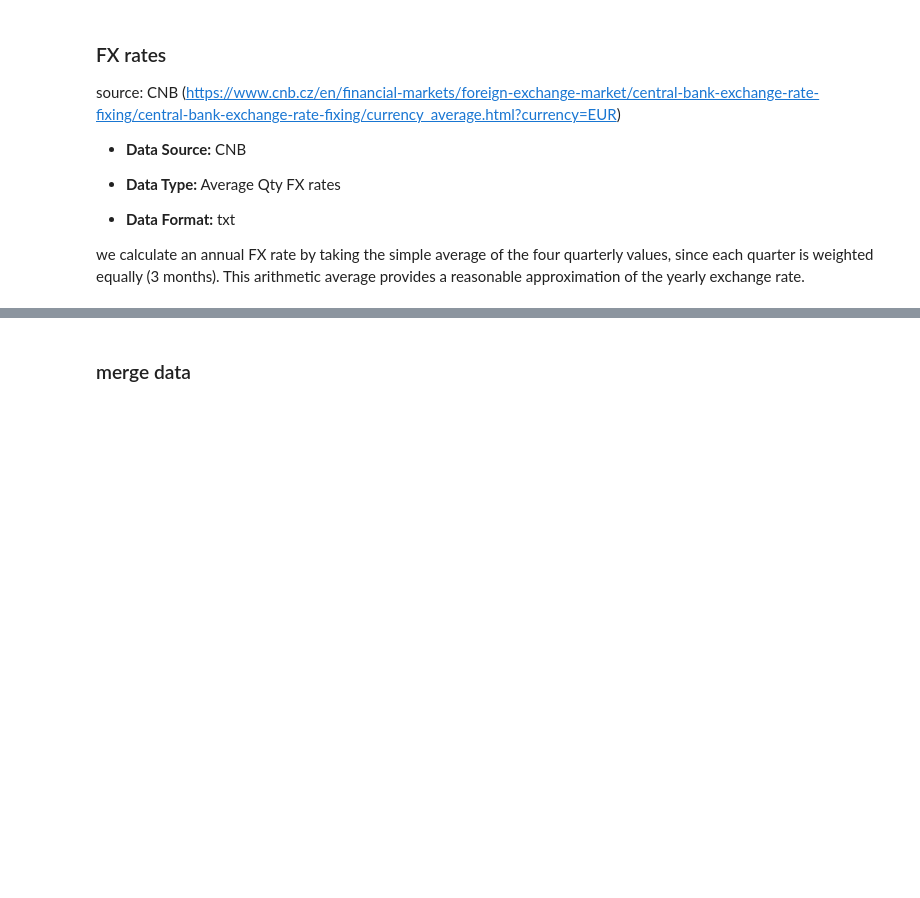
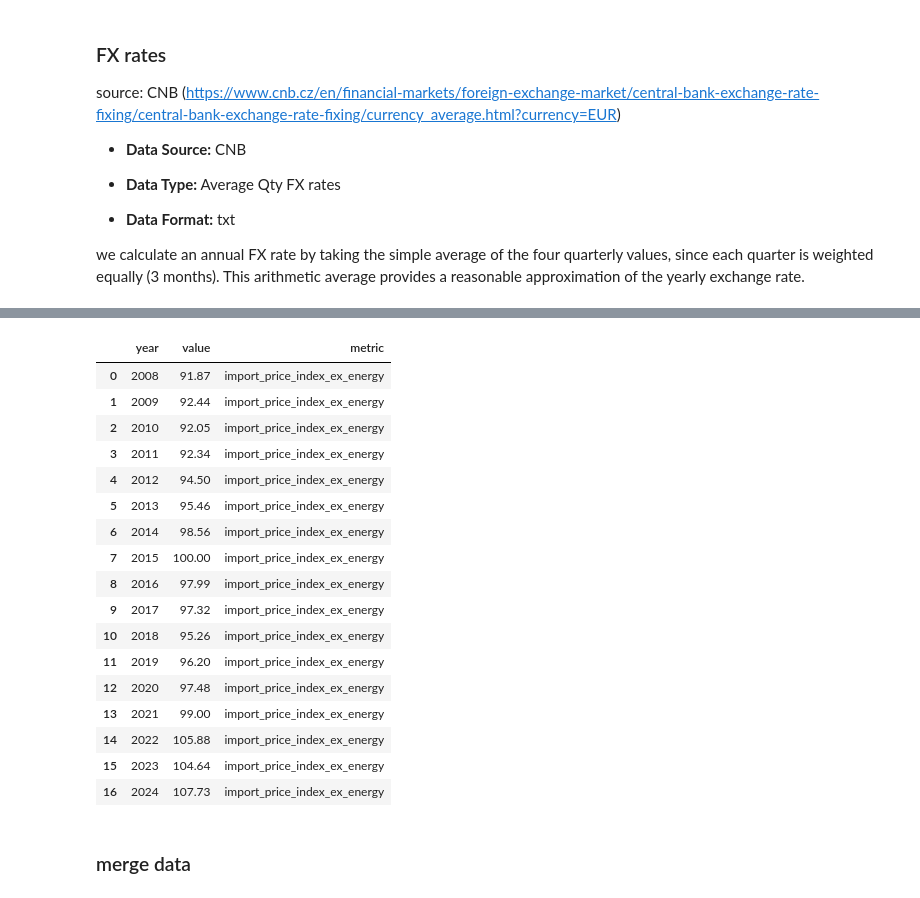
Before and after one commit to adambernard-code/profit-margins-inflation, a Jupyter notebook: src_01_data_curation/data_curation_macro_indicators.ipynb, the cells around one changed output, grey strips where cells are left out. Saved outputs shown, nothing was run; the diff lists cells and outputs as text; code cells hidden in the pictures; blank space fills up the shorter version.

```diff
--- a/src_01_data_curation/data_curation_macro_indicators.ipynb
+++ b/src_01_data_curation/data_curation_macro_indicators.ipynb
@@ -400,3 +426,45 @@ df_fx.drop(df_fx.columns[1:5], axis=1, inplace=True)
+# %%
+# file: data/source_cleaned/import_price_index_ex_energy.csv
+# read the import price index data
+script_dir = os.getcwd()  # Current directory in Jupyter
+project_root = os.path.abspath(os.path.join(script_dir, ".."))
+input_file = os.path.join(project_root, "data", "source_cleaned", "import_price_index_ex_energy.csv")
+
+# Read the import price index data
+df_import_price_index = pd.read_csv(input_file)
+
+
+
+# rename Year to year, to integer
+df_import_price_index.rename(columns={"Year": "year"}, inplace=True)
+df_import_price_index["year"] = df_import_price_index["year"].astype(int, errors="ignore")
+# rename index column to value, to float
+df_import_price_index.rename(columns={"Index": "value"}, inplace=True)
+df_import_price_index["value"] = df_import_price_index["value"].astype(float, errors="ignore")
+
+# add metric column with value "import_price_index_ex_energy"
+df_import_price_index["metric"] = "import_price_index_ex_energy"
+# %%
+df_import_price_index
+# %% [output]
+|  | year | value | metric |
+| 0 | 2008 | 91.87 | import_price_index_ex_energy |
+| 1 | 2009 | 92.44 | import_price_index_ex_energy |
+| 2 | 2010 | 92.05 | import_price_index_ex_energy |
+| 3 | 2011 | 92.34 | import_price_index_ex_energy |
+| 4 | 2012 | 94.50 | import_price_index_ex_energy |
+| 5 | 2013 | 95.46 | import_price_index_ex_energy |
+| 6 | 2014 | 98.56 | import_price_index_ex_energy |
+| 7 | 2015 | 100.00 | import_price_index_ex_energy |
+| 8 | 2016 | 97.99 | import_price_index_ex_energy |
+| 9 | 2017 | 97.32 | import_price_index_ex_energy |
+| 10 | 2018 | 95.26 | import_price_index_ex_energy |
+| 11 | 2019 | 96.20 | import_price_index_ex_energy |
+| 12 | 2020 | 97.48 | import_price_index_ex_energy |
+| 13 | 2021 | 99.00 | import_price_index_ex_energy |
+| 14 | 2022 | 105.88 | import_price_index_ex_energy |
+| 15 | 2023 | 104.64 | import_price_index_ex_energy |
+| 16 | 2024 | 107.73 | import_price_index_ex_energy |
 # %% [markdown]
 ### merge data
 # %%
```
Also changed, not shown: parts of 2 cells of this notebook, 1 other file.
